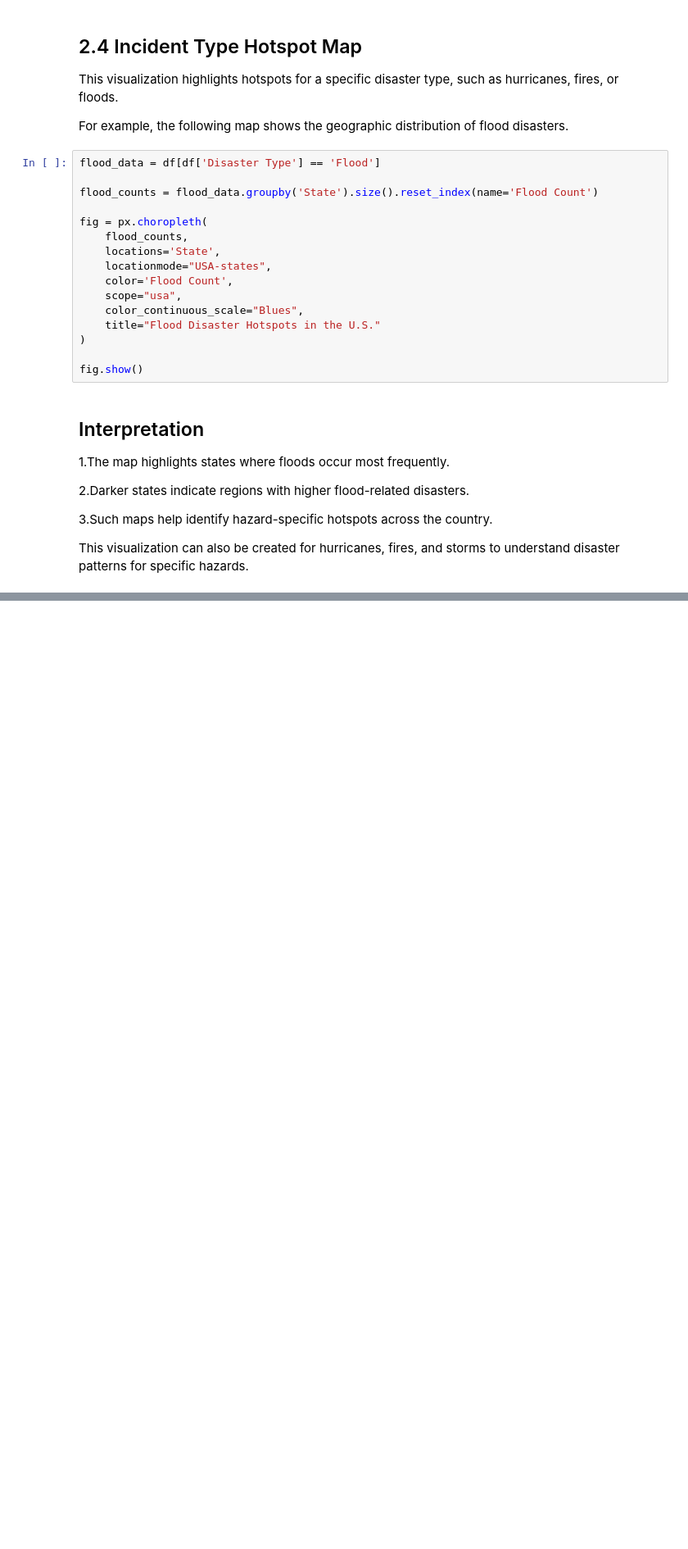
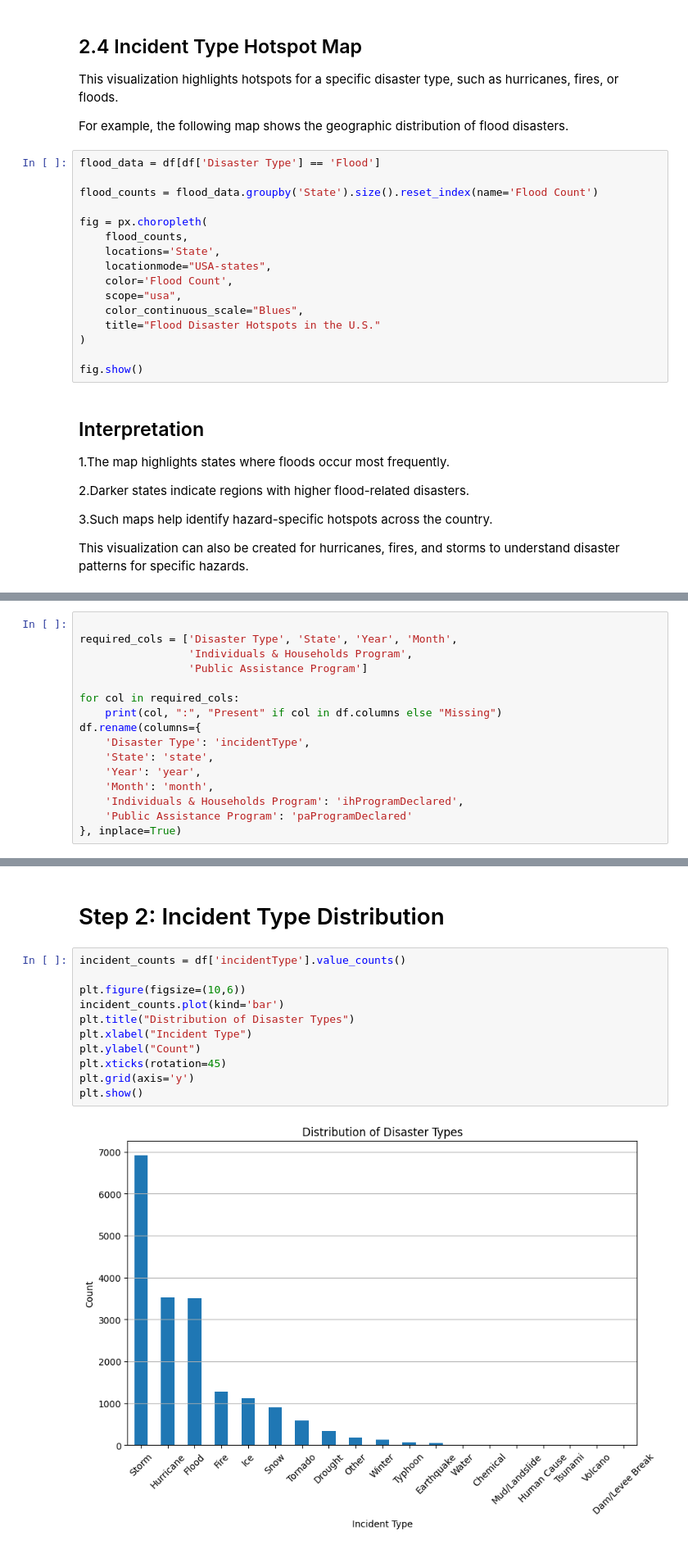
Before and after one commit to GKSJ19/USND, a Jupyter notebook: notebooks/analysis.ipynb, the cells around one changed output, grey strips where cells are left out. Shown at 82% size. Drawn from its saved outputs; the diff is of its cells as text; blank space fills up the shorter version.

Commit message:
US Natural Disaster Analysis(1953-2017)

```diff
--- a/notebooks/analysis.ipynb
+++ b/notebooks/analysis.ipynb
@@ -536,0 +544,16 @@ This visualization can also be created for hurricanes, fires, and storms to unde
+# %%
+
+required_cols = ['Disaster Type', 'State', 'Year', 'Month',
+                 'Individuals & Households Program',
+                 'Public Assistance Program']
+
+for col in required_cols:
+    print(col, ":", "Present" if col in df.columns else "Missing")
+df.rename(columns={
+    'Disaster Type': 'incidentType',
+    'State': 'state',
+    'Year': 'year',
+    'Month': 'month',
+    'Individuals & Households Program': 'ihProgramDeclared',
+    'Public Assistance Program': 'paProgramDeclared'
+}, inplace=True)
@@ -536,0 +567,15 @@ This visualization can also be created for hurricanes, fires, and storms to unde
+# %% [markdown]
+# Step 2: Incident Type Distribution
+# %%
+incident_counts = df['incidentType'].value_counts()
+
+plt.figure(figsize=(10,6))
+incident_counts.plot(kind='bar')
+plt.title("Distribution of Disaster Types")
+plt.xlabel("Incident Type")
+plt.ylabel("Count")
+plt.xticks(rotation=45)
+plt.grid(axis='y')
+plt.show()
+# %% [output]
+[figure, added]
```
Also changed, not shown: parts of 16 cells of this notebook, 34 other files.
